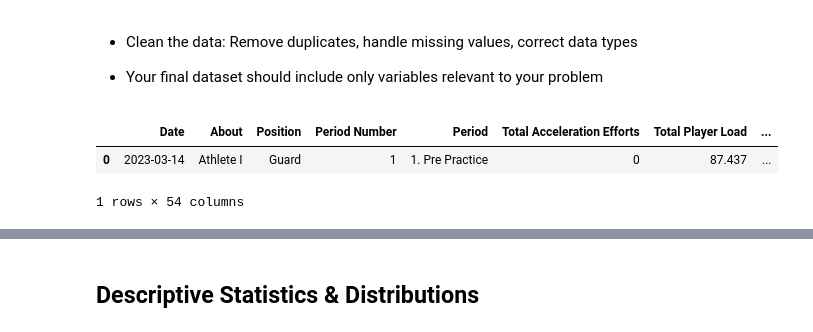
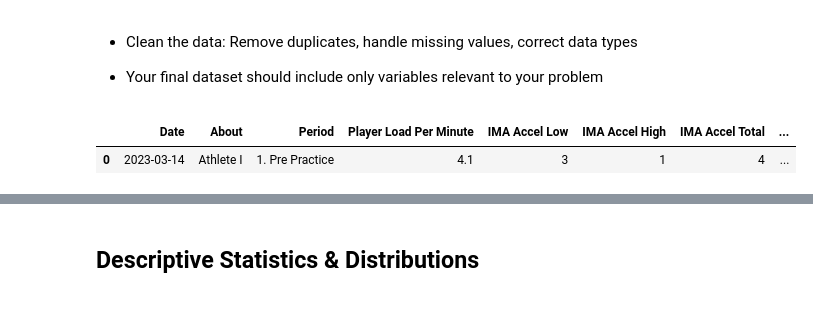
Before and after one commit to mgh2xx/FinalProject, a Jupyter notebook: assignments/EDA.ipynb, the cells around one changed output, grey strips where cells are left out. Drawn from its saved outputs; the diff is of its cells as text; code cells hidden in the pictures.

```diff
--- a/assignments/EDA.ipynb
+++ b/assignments/EDA.ipynb
@@ -26,31 +26,37 @@ In today’s college basketball climate where players often jump from school to
 # %%
 # Imports
 import numpy as np
 import pandas as pd
 import matplotlib.pyplot as plt
 import seaborn as sns
 import warnings
 
 # Loading in data from season 1 and 2
 s1 = pd.read_csv("../data/catapult season 1.csv")
 s2 = pd.read_csv("../data/catapult season 2.csv")
 
 # Adding column with season to each dataset
 s1["Season"] = 1
 s2["Season"] = 2
 
 # Combining the two seasons of data into a single data frame
 data = pd.concat([s1, s2])
 # Ignoring the UserWarning raised by the above line. The warning raised tells me that not setting a specific format or handing errors could be problematic, but further
 # examination of the Date column showed that is not, so I am hiding the warning from printing
 warnings.simplefilter(action = "ignore", category = UserWarning)
 
 # Converting date column to datetime
 data["Date"] = pd.to_datetime(data["Date"])
 
+# List of Variables Relevant to our Project
+columns_of_interest = ["Date", "About", "Period", "Player Load Per Minute", "IMA Accel Low", "IMA Accel High", "IMA Accel Total", "IMA Jump Count Low Band", "IMA Jump Count Med Band", "IMA Jump Count High Band", "Season"]
+
+# Filtering data frame to include only relevant variables
+data = data[columns_of_interest]
+
+# Showing first row
 data.head(1)
 # %% [output]
-|  | Date | About | Position | Period Number | Period | Total Acceleration Efforts | Total Player Load | ... |
-| 0 | 2023-03-14 | Athlete I | Guard | 1 | 1. Pre Practice | 0 | 87.437 | ... |
+|  | Date | About | Period | Player Load Per Minute | IMA Accel Low | IMA Accel High | IMA Accel Total | ... |
+| 0 | 2023-03-14 | Athlete I | 1. Pre Practice | 4.1 | 3 | 1 | 4 | ... |
-1 rows × 54 columns
 # %%
```
Also changed, not shown: parts of 8 cells of this notebook.
